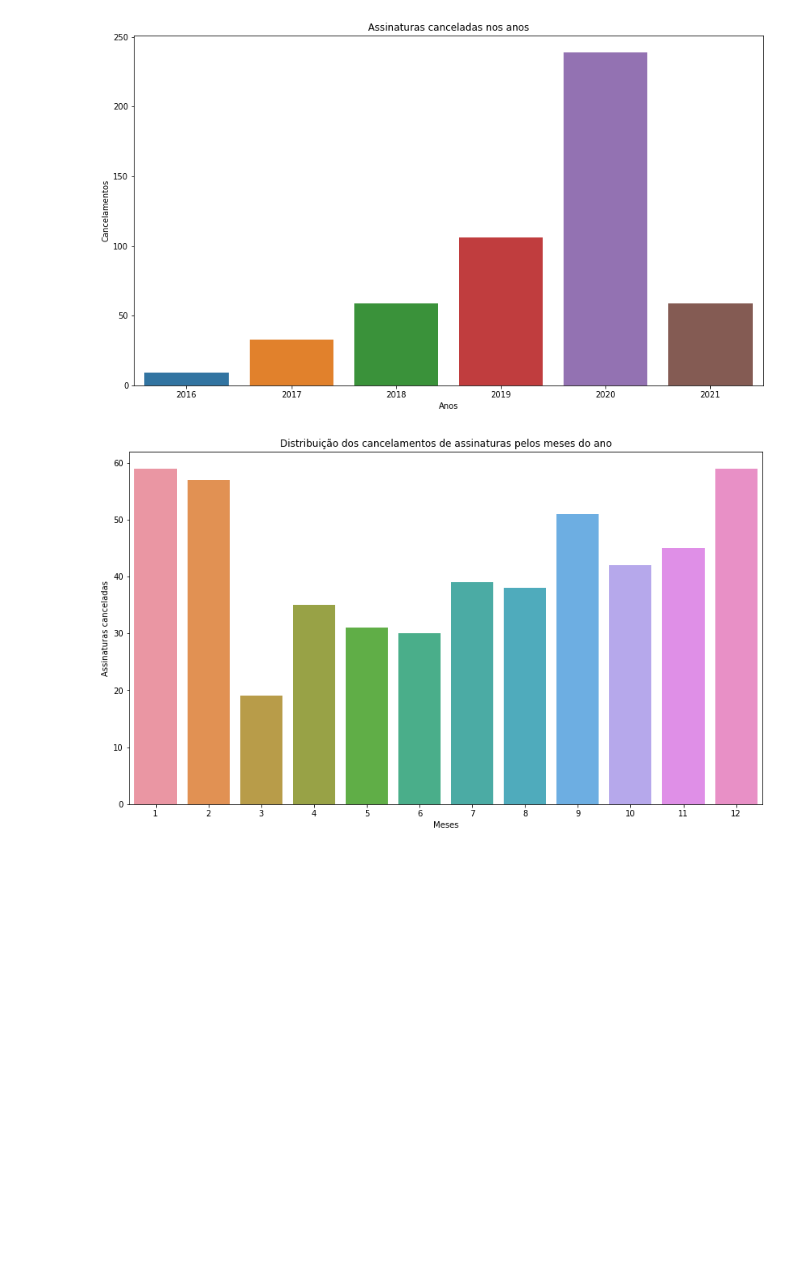
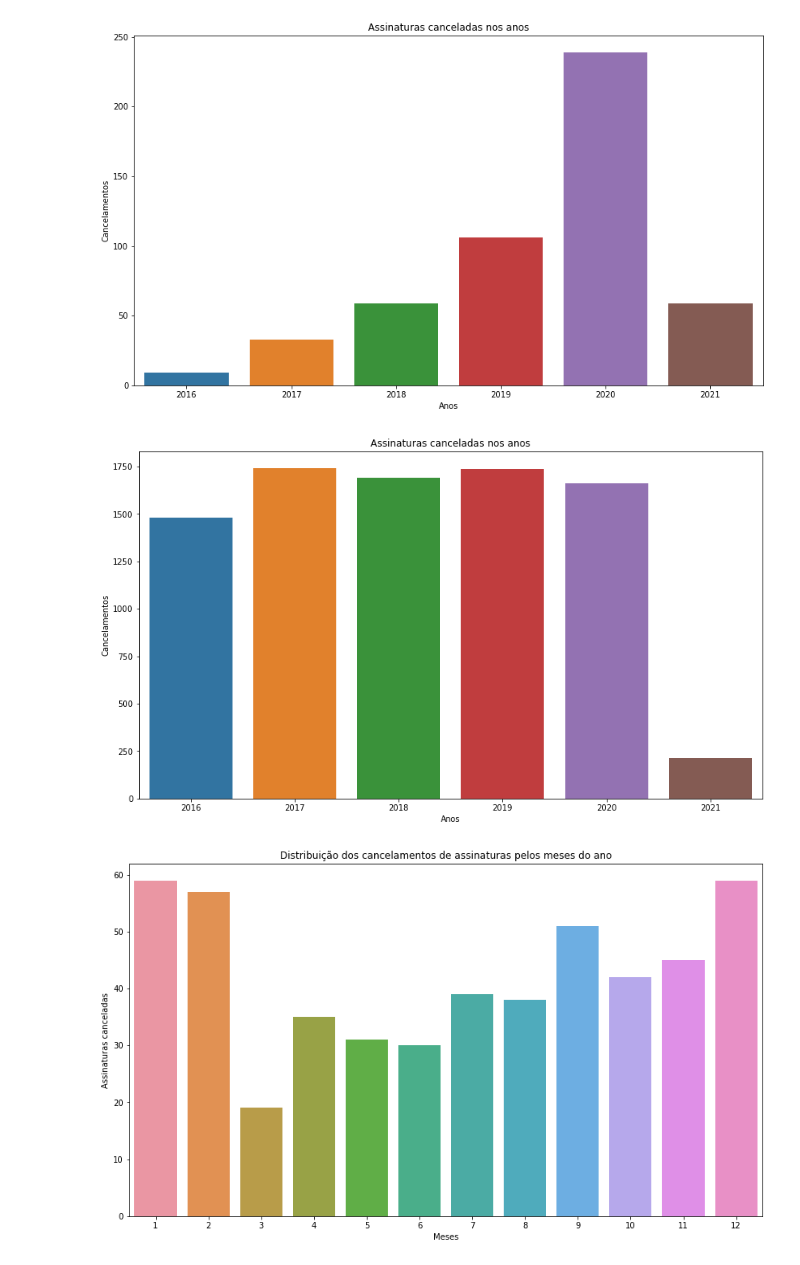
Before and after one commit to eduardoeqs/churn_analysis-Petlove, a Jupyter notebook: Analise.ipynb, the cells around one changed output. Drawn from its saved outputs; the diff is of its cells as text; code cells hidden in the pictures; blank space fills up the shorter version.

```diff
--- a/Analise.ipynb
+++ b/Analise.ipynb
@@ -239,6 +239,16 @@ plt.ylabel('Cancelamentos')
 plt.show()
 # %% [output]
 [figure]
+# %%
+# distribuição dos cancelamentos de assinatura pelos anos
+plt.figure(figsize = (14,8))
+sns.countplot(x = pd.DatetimeIndex(df.query('status == "active"')['created_at']).year)
+plt.title('Assinaturas canceladas nos anos')
+plt.xlabel('Anos')
+plt.ylabel('Cancelamentos')
+plt.show()
+# %% [output]
+[figure, added]
 # %%
 #distribuição do cancelamento de assinaturas pelos meses
 plt.figure(figsize = (14,8))
```
Also changed, not shown: parts of 5 cells of this notebook, 1 other file.
